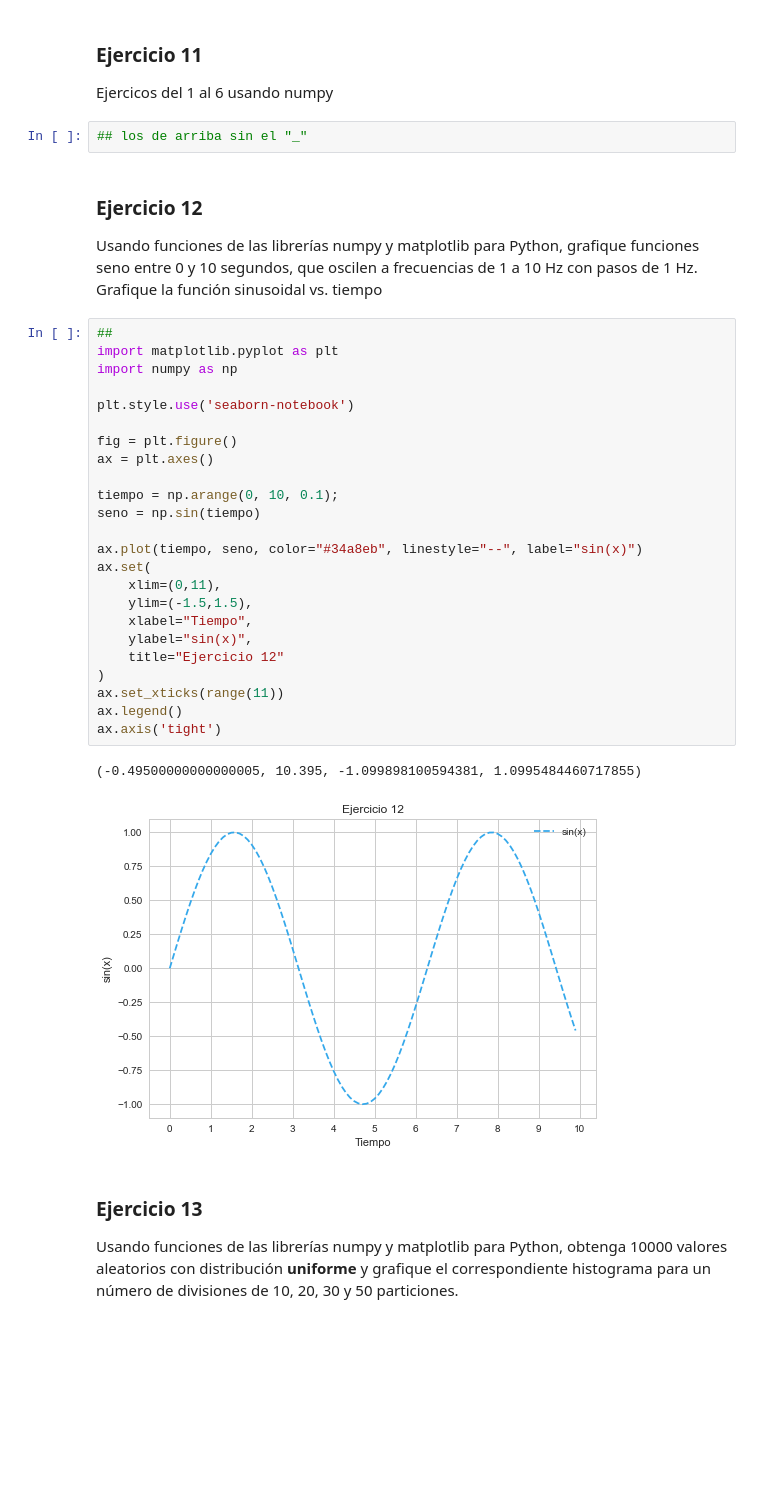
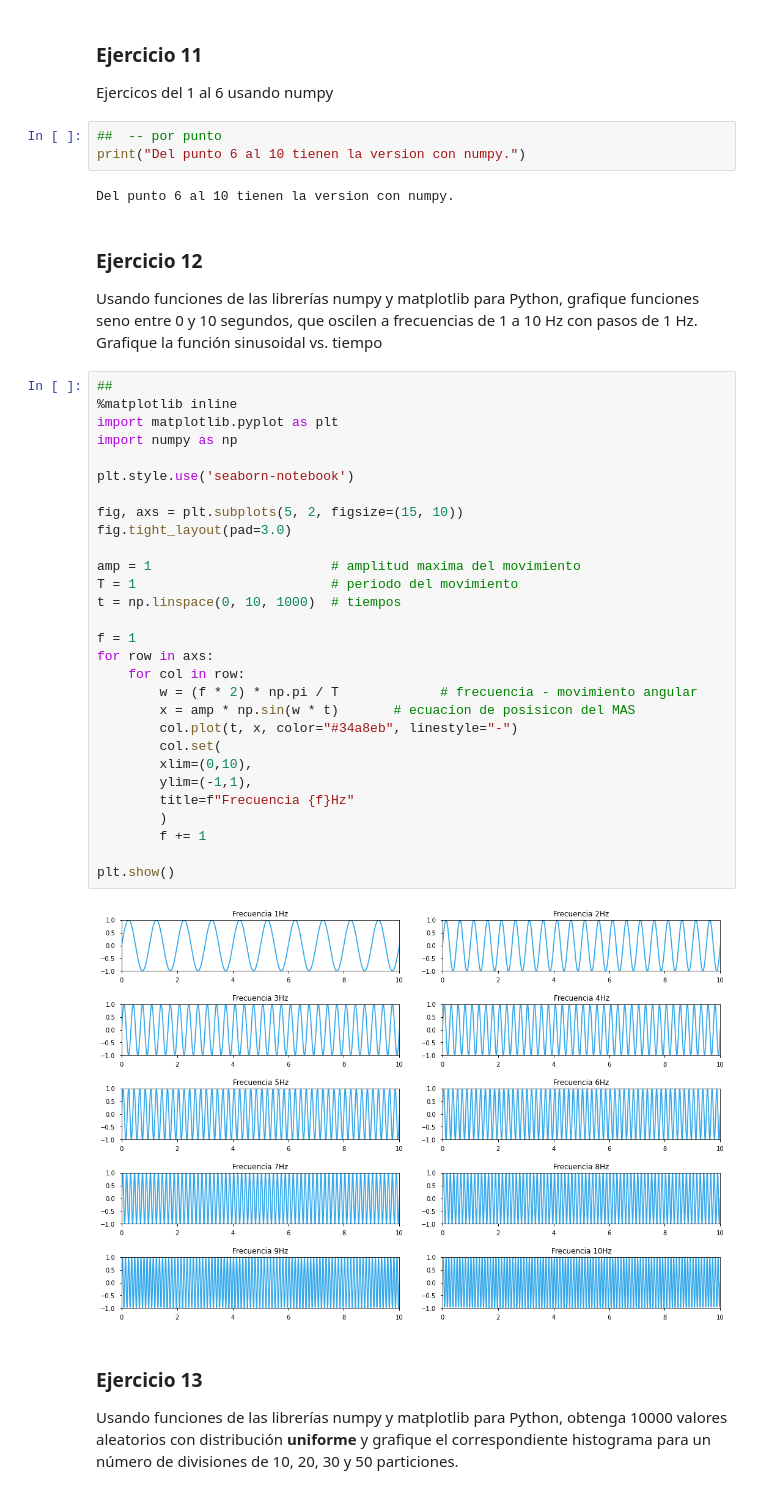
Before and after one commit to seebgar/Python-Data-Science, a Jupyter notebook: Lab_3.ipynb, the cells around one changed output. Drawn from its saved outputs; the diff is of its cells as text; blank space fills up the shorter version.

```diff
--- a/Lab_3.ipynb
+++ b/Lab_3.ipynb
@@ -247,40 +392,47 @@ print(multiplicados(arr, brr))
 # %% [markdown]
 ### Ejercicio 11
 Ejercicos del 1 al 6 usando numpy
-# %%
-## los de arriba sin el "_"
+# %%
+##  -- por punto
+print("Del punto 6 al 10 tienen la version con numpy.")
+# %% [output]
+Del punto 6 al 10 tienen la version con numpy.
 # %% [markdown]
 ### Ejercicio 12
  Usando funciones de las librerías numpy y matplotlib para Python, grafique funciones seno entre 0
 y 10 segundos, que oscilen a frecuencias de 1 a 10 Hz con pasos de 1 Hz. Grafique la función
 sinusoidal vs. tiempo
-# %%
-##
-import matplotlib.pyplot as plt
-import numpy as np
-
-plt.style.use('seaborn-notebook')
-
-fig = plt.figure()
-ax = plt.axes()
-
-tiempo = np.arange(0, 10, 0.1);
-seno = np.sin(tiempo)
-
-ax.plot(tiempo, seno, color="#34a8eb", linestyle="--", label="sin(x)")
-ax.set(
-    xlim=(0,11),
-    ylim=(-1.5,1.5),
-    xlabel="Tiempo",
-    ylabel="sin(x)",
-    title="Ejercicio 12"
-)
-ax.set_xticks(range(11))
-ax.legend()
-ax.axis('tight')
-# %% [output]
-(-0.49500000000000005, 10.395, -1.099898100594381, 1.0995484460717855)
-[figure, removed]
+# %%
+##
+%matplotlib inline
+import matplotlib.pyplot as plt
+import numpy as np
+
+plt.style.use('seaborn-notebook')
+
+fig, axs = plt.subplots(5, 2, figsize=(15, 10))
+fig.tight_layout(pad=3.0)
+
+amp = 1                       # amplitud maxima del movimiento
+T = 1                         # periodo del movimiento
+t = np.linspace(0, 10, 1000)  # tiempos
+
+f = 1
+for row in axs:
+    for col in row:
+        w = (f * 2) * np.pi / T             # frecuencia - movimiento angular
+        x = amp * np.sin(w * t)       # ecuacion de posisicon del MAS
+        col.plot(t, x, color="#34a8eb", linestyle="-")
+        col.set(
+        xlim=(0,10),
+        ylim=(-1,1),
+        title=f"Frecuencia {f}Hz"
+        )
+        f += 1
+
+plt.show()
+# %% [output]
+[figure, added]
 # %% [markdown]
 ### Ejercicio 13
  Usando funciones de las librerías numpy y matplotlib para Python, obtenga 10000 valores
```
Also changed, not shown: parts of 14 cells of this notebook.
